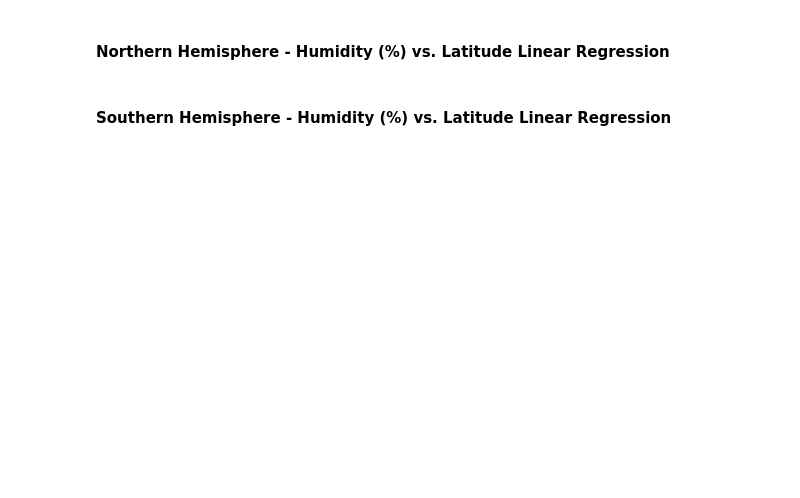
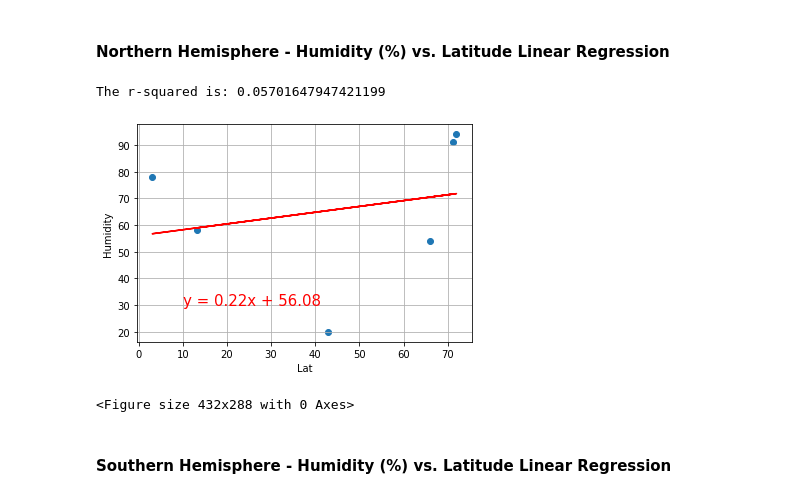
Before and after one commit to EMENGH/python-api-challenge, a Jupyter notebook: WeatherPy/WeatherPy.ipynb, the cells around one changed output. Drawn from its saved outputs; the diff is of its cells as text; code cells hidden in the pictures; blank space fills up the shorter version.

```diff
--- a/WeatherPy/WeatherPy.ipynb
+++ b/WeatherPy/WeatherPy.ipynb
@@ -287,4 +282,14 @@ The r-squared is: 0.7481712783079518
 # %% [markdown]
 ####  Northern Hemisphere - Humidity (%) vs. Latitude Linear Regression
+# %%
+y_loc = (10,30)
+x_label = "Lat"
+y_label = "Humidity"
+generic_linreg_weather_func(north[x_label],north[y_label], x_label, y_label, y_loc)
+plt.savefig("../output_data/north_latitude_vs_Humidity.png")
+# %% [output]
+The r-squared is: 0.05701647947421199
+[figure, added]
+<Figure size 432x288 with 0 Axes>
 # %% [markdown]
 ####  Southern Hemisphere - Humidity (%) vs. Latitude Linear Regression
```
Also changed, not shown: parts of 9 cells of this notebook.
